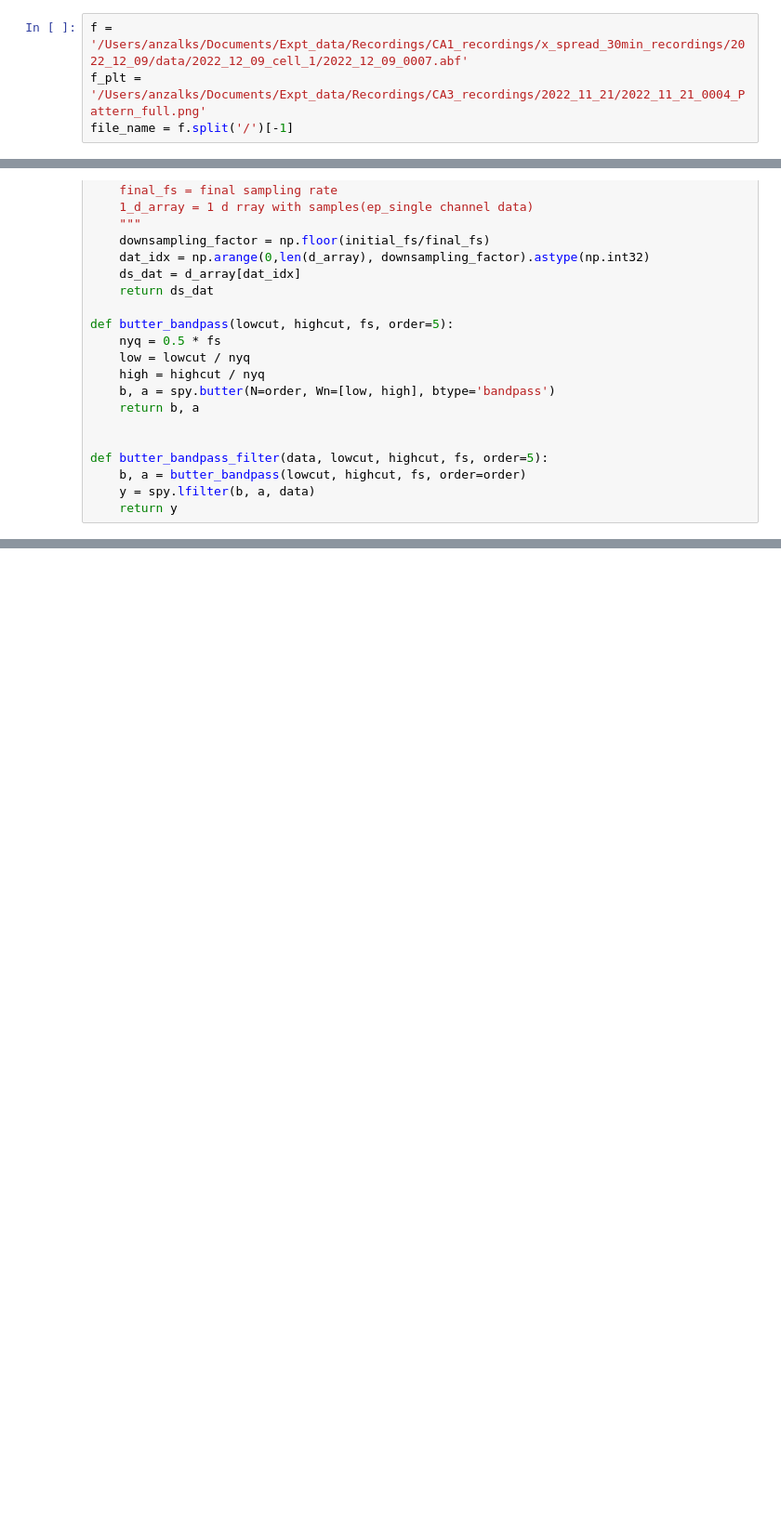
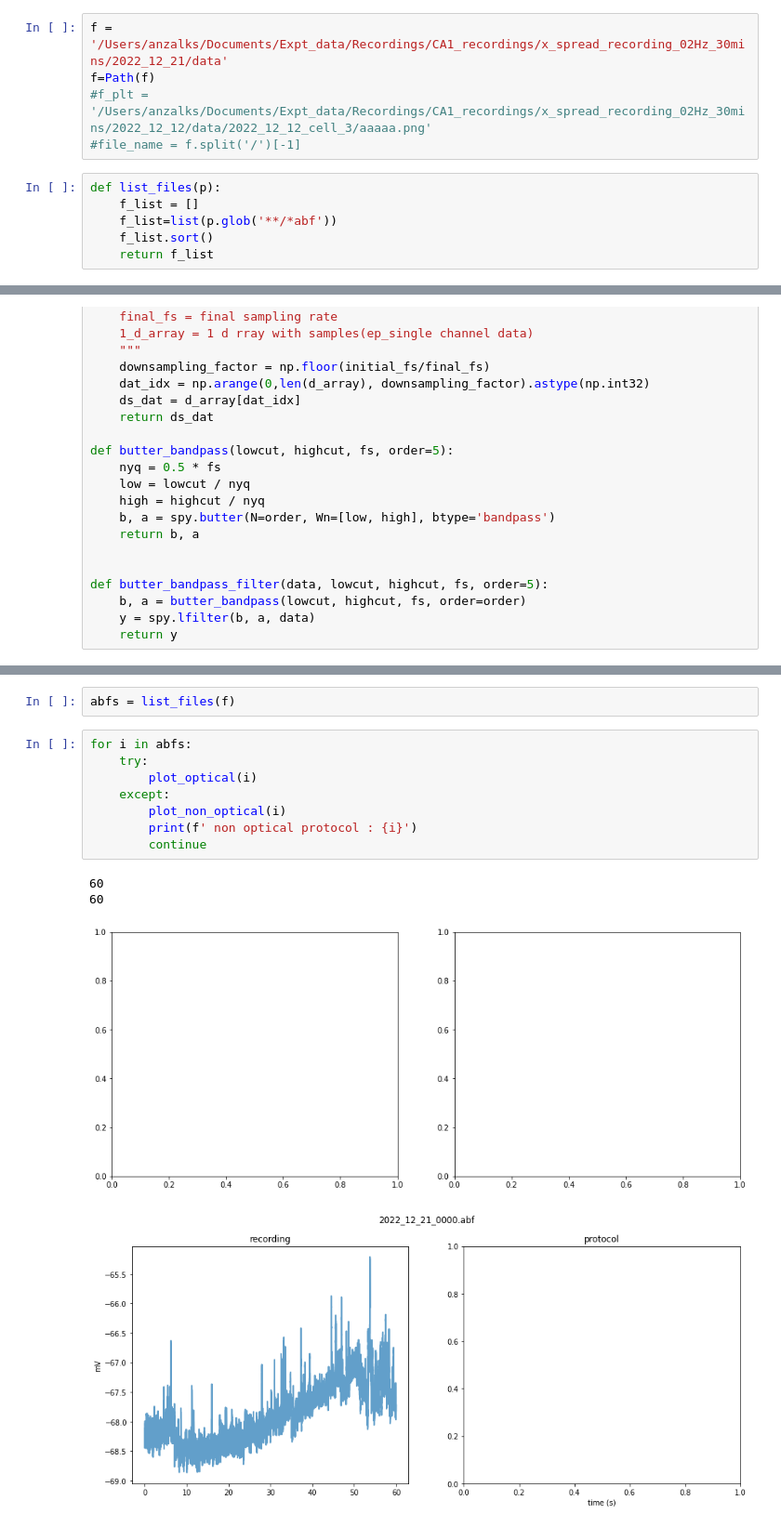
Before and after one commit to anzalks/ep_snippets, a Jupyter notebook: Plot_multichannel_channel_abf_and protocol_raw.ipynb, the cells around one changed output, grey strips where cells are left out. Shown at 93% size. Drawn from its saved outputs; the diff is of its cells as text; blank space fills up the shorter version.

```diff
--- a/Plot_multichannel_channel_abf_and protocol_raw.ipynb
+++ b/Plot_multichannel_channel_abf_and protocol_raw.ipynb
@@ -12,7 +13,14 @@ import scipy.signal as spy
 # %%
-f = '/Users/anzalks/Documents/Expt_data/Recordings/CA1_recordings/x_spread_30min_recordings/2022_12_09/data/2022_12_09_cell_1/2022_12_09_0007.abf'
-f_plt = '/Users/anzalks/Documents/Expt_data/Recordings/CA3_recordings/2022_11_21/2022_11_21_0004_Pattern_full.png'
-file_name = f.split('/')[-1]
+f = '/Users/anzalks/Documents/Expt_data/Recordings/CA1_recordings/x_spread_recording_02Hz_30mins/2022_12_21/data'
+f=Path(f)
+#f_plt = '/Users/anzalks/Documents/Expt_data/Recordings/CA1_recordings/x_spread_recording_02Hz_30mins/2022_12_12/data/2022_12_12_cell_3/aaaaa.png'
+#file_name = f.split('/')[-1]
+# %%
+def list_files(p):
+    f_list = []
+    f_list=list(p.glob('**/*abf'))
+    f_list.sort()
+    return f_list
 # %%
 """
 extra functions
@@ -168,0 +164,15 @@ KeyboardInterrupt:
+# %%
+abfs = list_files(f)
+# %%
+for i in abfs:
+    try:
+        plot_optical(i)
+    except:
+        plot_non_optical(i)
+        print(f' non optical protocol : {i}')
+        continue
+# %% [output]
+60
+60
+[figure, added]
+[figure, added]
```
Also changed, not shown: parts of 5 cells of this notebook, 1 other file.
